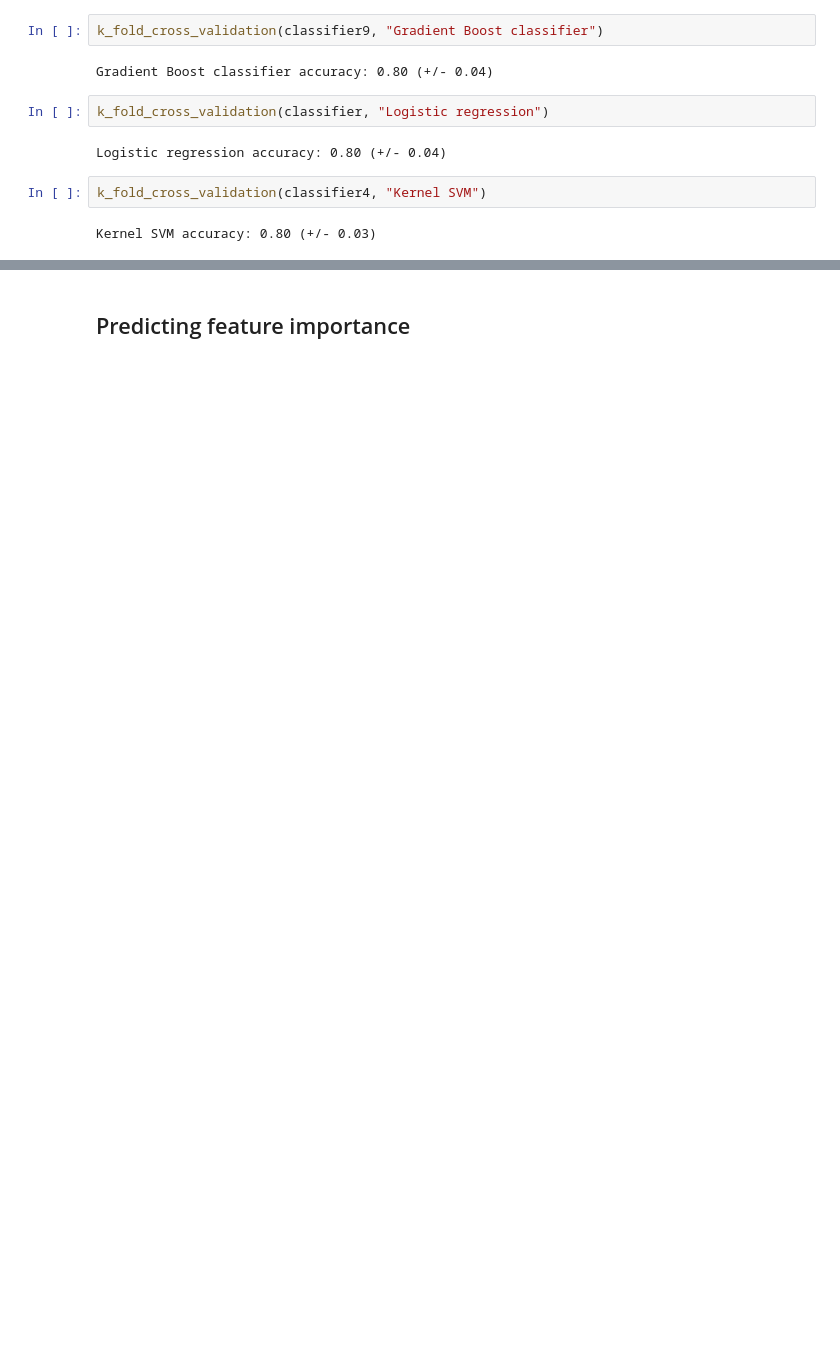
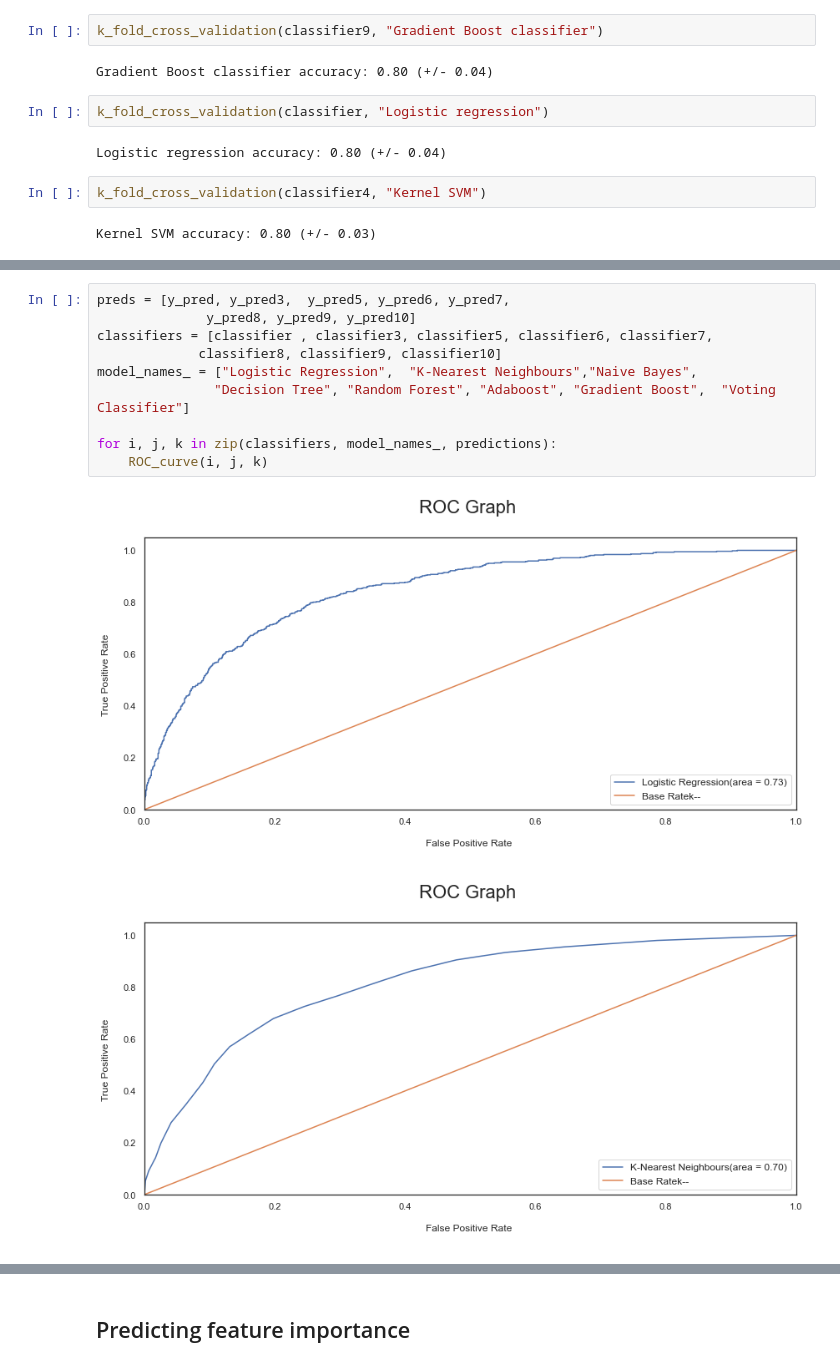
Before and after one commit to Pradnya1208/Telecom-Customer-Churn-prediction, a Jupyter notebook: Customer churn prediction.ipynb, the cells around one changed output, grey strips where cells are left out. Cells and saved outputs as stored; diff of their text form; blank space fills up the shorter version.

```diff
--- a/Customer churn prediction.ipynb
+++ b/Customer churn prediction.ipynb
@@ -1013,0 +1013,13 @@ plt.show()
+# %%
+preds = [y_pred, y_pred3,  y_pred5, y_pred6, y_pred7,
+              y_pred8, y_pred9, y_pred10]
+classifiers = [classifier , classifier3, classifier5, classifier6, classifier7,
+             classifier8, classifier9, classifier10]
+model_names_ = ["Logistic Regression",  "K-Nearest Neighbours","Naive Bayes",
+               "Decision Tree", "Random Forest", "Adaboost", "Gradient Boost",  "Voting Classifier"]
+
+for i, j, k in zip(classifiers, model_names_, predictions):
+    ROC_curve(i, j, k)
+# %% [output]
+[figure, added]
+[figure, added]
```
Also changed, not shown: parts of 16 cells of this notebook.
